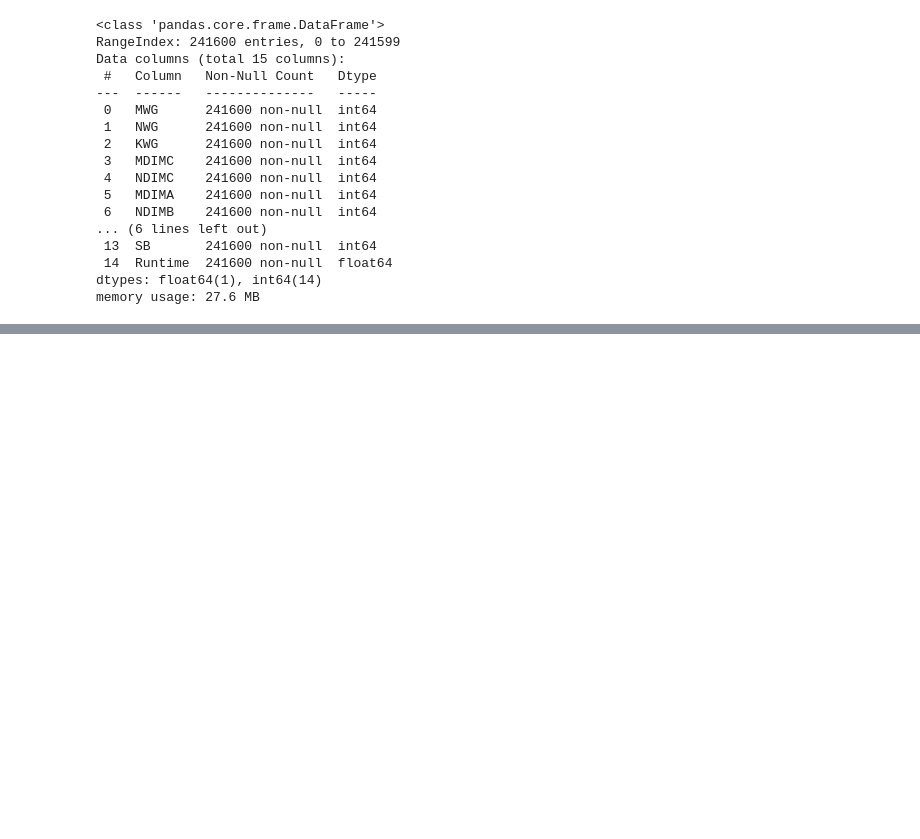
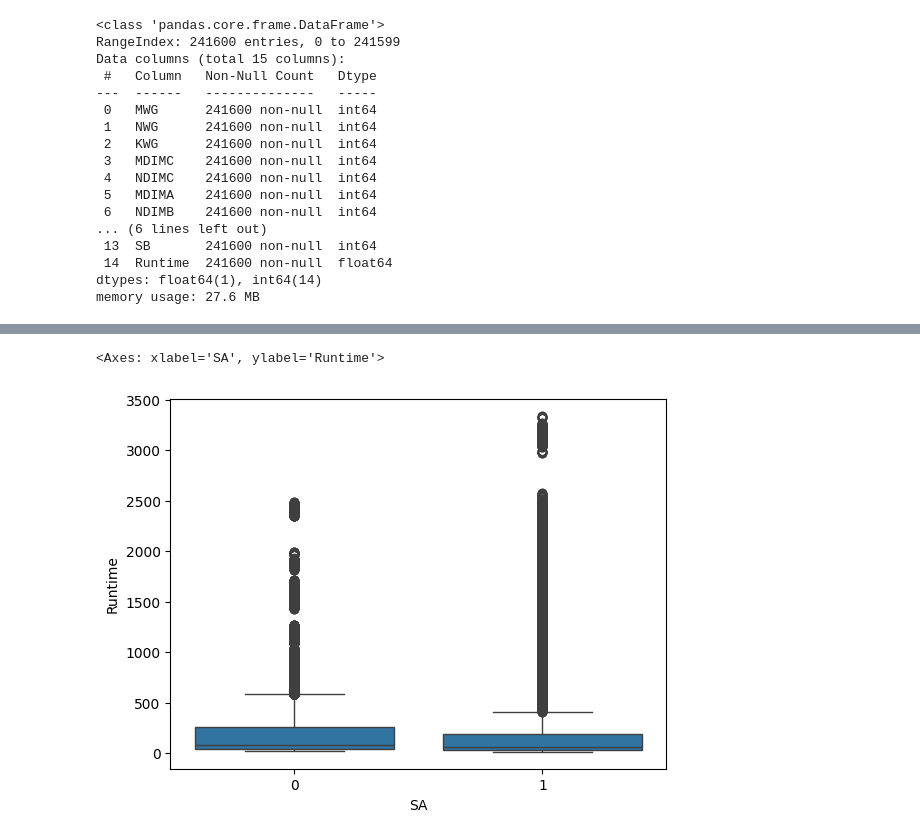
Before and after one commit to nitya-balaji/gpu-kernel-performance-optimizer, a Jupyter notebook: notebook/eda.ipynb, the cells around one changed output, grey strips where cells are left out. Drawn from its saved outputs; the diff is of its cells as text; code cells hidden in the pictures; blank space fills up the shorter version.

```diff
--- a/notebook/eda.ipynb
+++ b/notebook/eda.ipynb
@@ -105,0 +137,5 @@ df.describe()
+# %%
+sns.boxplot(x="SA", y="Runtime", data=df) #plotting boxplot for the SA feature to see the overall "noise" or "spread" in our data
+# %% [output]
+<Axes: xlabel='SA', ylabel='Runtime'>
+[figure, added]
```
Also changed, not shown: parts of 9 cells of this notebook, 9 other files.
